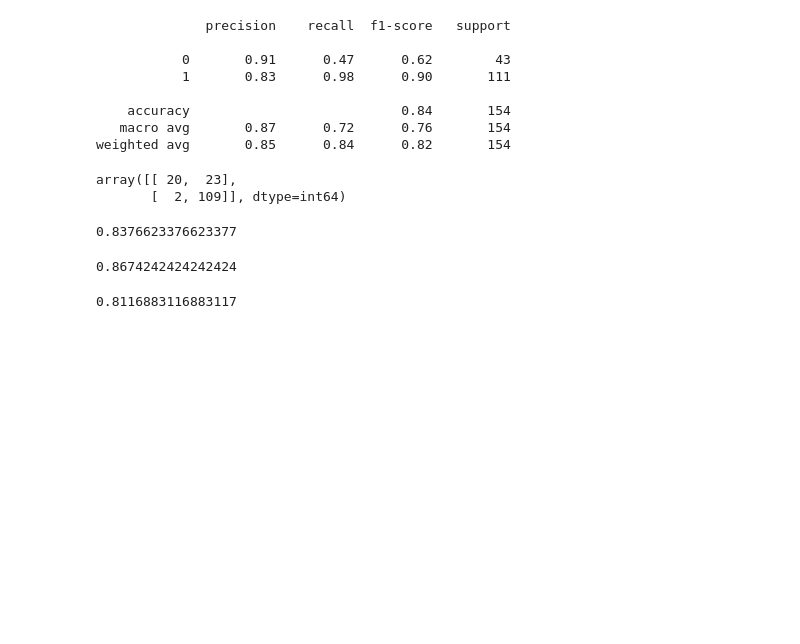
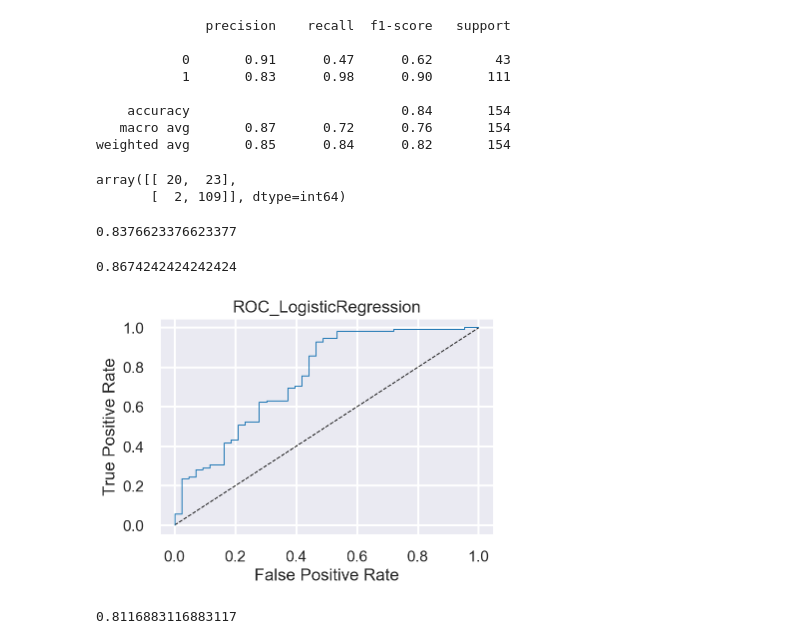
Before and after one commit to shiv0204/DataScience_CareerTrack, a Jupyter notebook: Capstone_Project1/Capstone_Project_1.ipynb, the cells around one changed output. Cells and saved outputs as stored; diff of their text form; code cells hidden in the pictures; blank space fills up the shorter version.

```diff
--- a/Capstone_Project1/Capstone_Project_1.ipynb
+++ b/Capstone_Project1/Capstone_Project_1.ipynb
@@ -17,7 +17,7 @@ sns.set_style("darkgrid")
 sns.set_context("poster",font_scale=0.7,rc={"lines.linewidth": 1})
 sns.set_color_codes(palette='muted')
 # %%
-data = pd.read_csv('Train_Loan_Home.csv')
+data = pd.read_csv('Data/Train_Loan_Home.csv')
 # %%
 data.head()
 # %% [output]
@@ -350,6 +350,26 @@ accuracy_score(y_test,y_pred)
 precision_score(y_test,y_pred,average='macro')
 # %% [output]
 0.8674242424242424
+# %%
+from sklearn.metrics import roc_curve
+
+def roc_generator(model,title):
+    y_pred_prob = model.predict_proba(X_test)[:,1]
+
+    # Generate ROC curve values: fpr, tpr, thresholds
+    fpr, tpr, thresholds = roc_curve(y_test, y_pred_prob)
+
+    # Plot ROC curve
+    plt.plot([0, 1], [0, 1], 'k--')
+    plt.plot(fpr, tpr)
+    plt.xlabel('False Positive Rate')
+    plt.ylabel('True Positive Rate')
+    plt.title("ROC_"+title)
+    plt.show()
+# %%
+roc_generator(classifier,"LogisticRegression")
+# %% [output]
+[figure, added]
 # %%
 #import KNeighborsClassifier
 from sklearn.neighbors import KNeighborsClassifier
```
Also changed, not shown: parts of 5 cells of this notebook, 15 other files.
